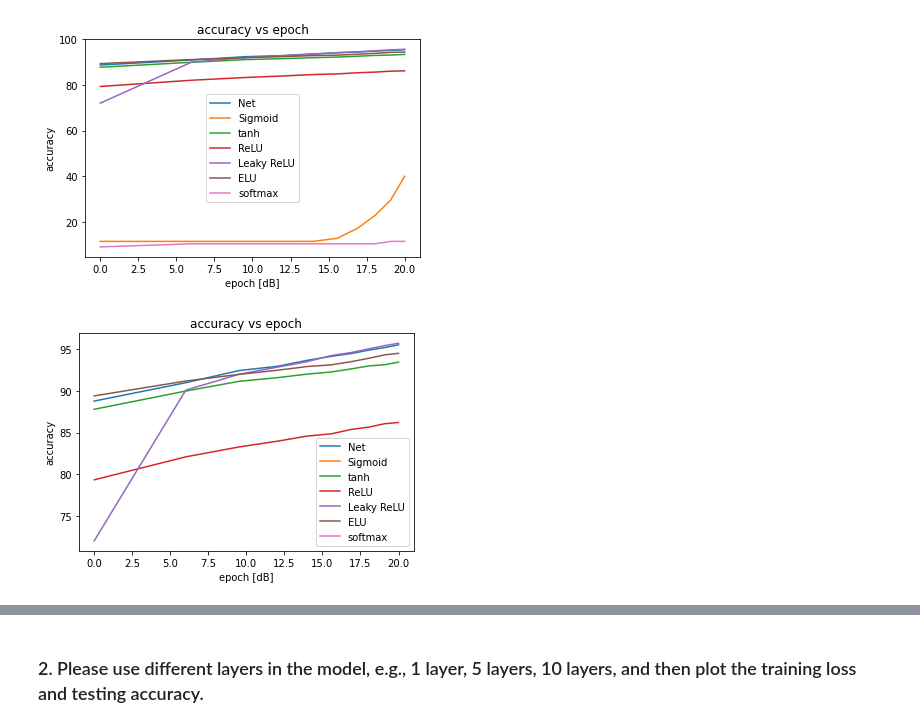
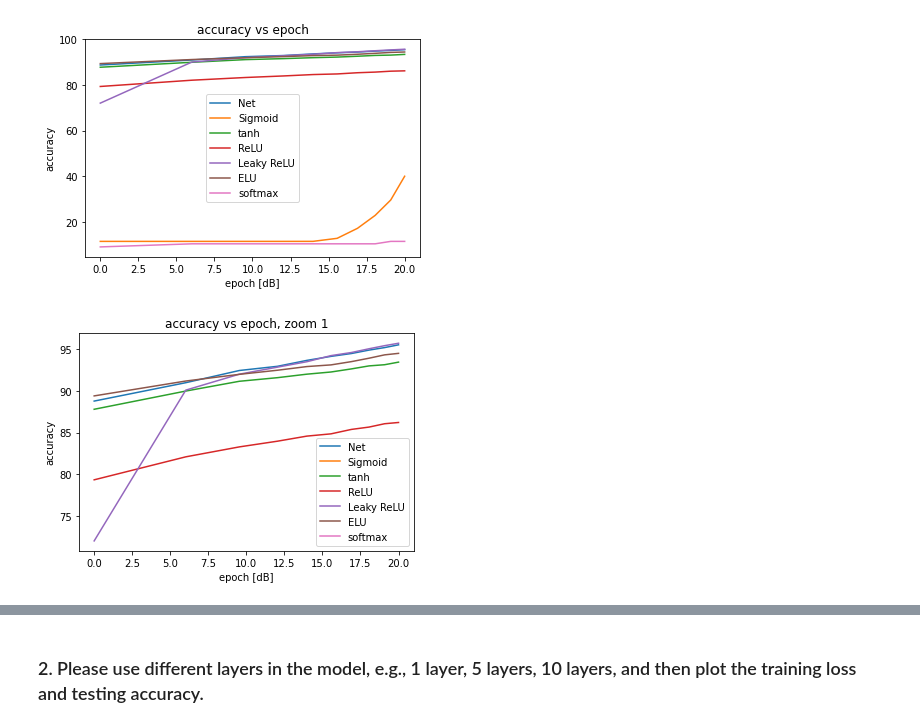
Before and after one commit to lduran2/CIS3715_DataScience_2022, a Jupyter notebook: Lab10/Lab10.ipynb, the cells around one changed output, grey strips where cells are left out. Cells and saved outputs as stored; diff of their text form; code cells hidden in the pictures.

```diff
--- a/Lab10/Lab10.ipynb
+++ b/Lab10/Lab10.ipynb
@@ -488,28 +487,28 @@ fig.show()
 # %%
 # we will plot with dB on x.
 # this linearizes for the Net model
 N_EPOCHS = accuracies.shape[0]
 epoch_lin = torch.Tensor(range(1, (N_EPOCHS + 1)))
 epoch_db = 20*torch.log10(epoch_lin)
 # plot the accuracy
 fig, ax = plt.subplots(1, 1)
 ax.plot(epoch_db, accuracies)
-ax.set_title('accuracy vs epoch')
+ax.set_title('accuracy vs epoch, zoom 1')
 ax.set_xlabel('epoch [dB]')
 ax.set_ylabel('accuracy')
 ax.legend(model_names)
 #zoom in to exclude low-accuracy Sigmoid and softmax
 accuracies_zoom = accuracies.drop(['Sigmoid', 'softmax'], axis=1)
 zoom_min = accuracies_zoom.min().min()
 zoom_max = accuracies_zoom.max().max()
 #add about 1/10 margin
 zoom_range = (zoom_max - zoom_min)
 zoom_min -= zoom_range/20
 zoom_max += zoom_range/20
 ax.set_ylim((zoom_min, zoom_max))
 fig.show()
 # %% [output]
-[figure, old version]
+[figure, new version]
 # %%
 # we will plot with dB on x.
 # this linearizes for the Net model
```
Also changed, not shown: parts of 3 cells of this notebook.
